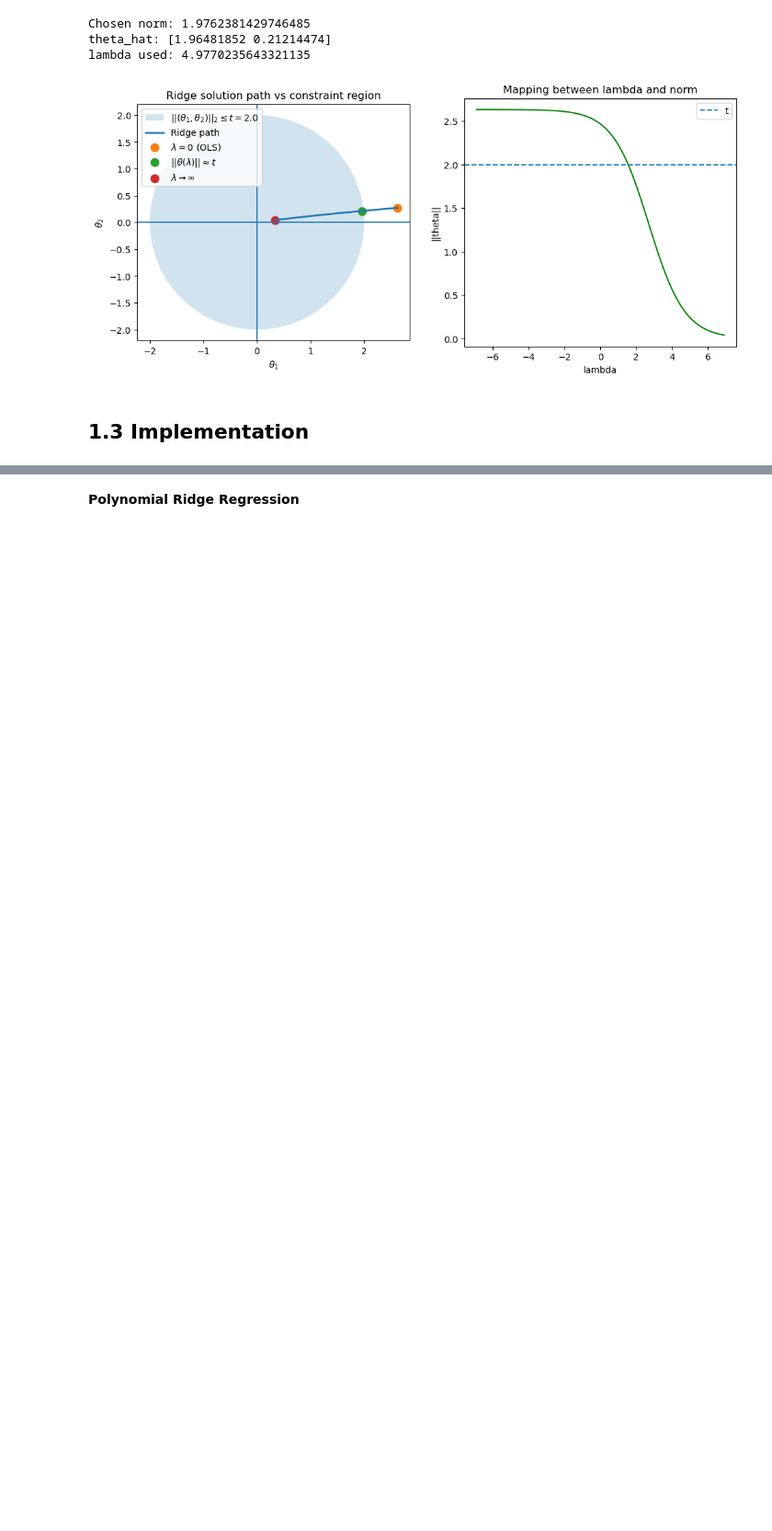
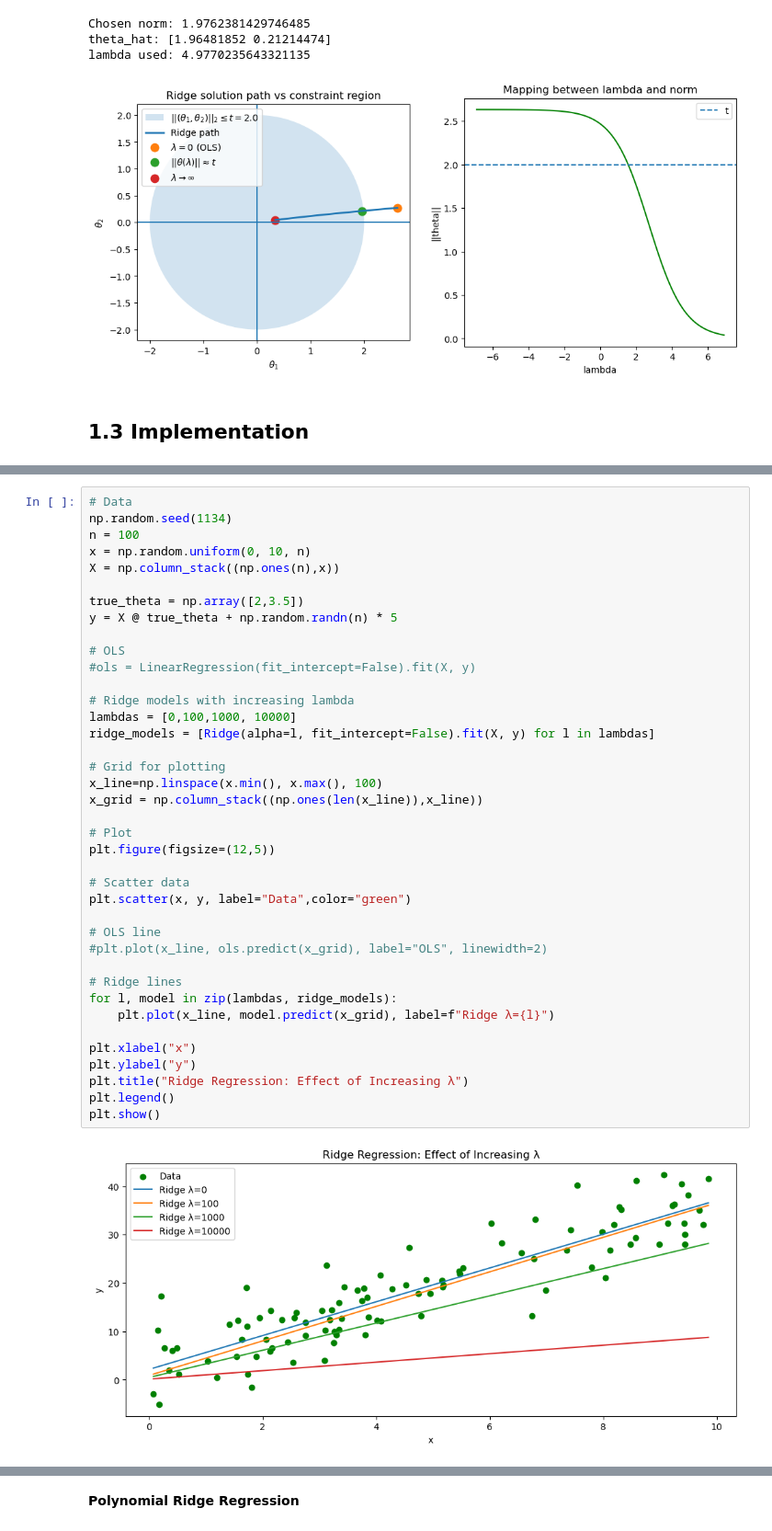
Before and after one commit to jci02/Machine-Learning-Theory, a Jupyter notebook: 1.Supervised Learning/1.Regression/4.Ridge,Lasso and Elastic Net Regression/Ridge,Lasso and Elastic Net.ipynb, the cells around one changed output, grey strips where cells are left out. Shown at 92% size. Saved outputs shown, nothing was run; the diff lists cells and outputs as text; blank space fills up the shorter version.

```diff
--- a/1.Supervised Learning/1.Regression/4.Ridge,Lasso and Elastic Net Regression/Ridge,Lasso and Elastic Net.ipynb
+++ b/1.Supervised Learning/1.Regression/4.Ridge,Lasso and Elastic Net Regression/Ridge,Lasso and Elastic Net.ipynb
@@ -1313,0 +1318,41 @@ lambda used: 4.9770235643321135
+# %%
+# Data
+np.random.seed(1134)
+n = 100
+x = np.random.uniform(0, 10, n)
+X = np.column_stack((np.ones(n),x))
+
+true_theta = np.array([2,3.5])
+y = X @ true_theta + np.random.randn(n) * 5
+
+# OLS
+#ols = LinearRegression(fit_intercept=False).fit(X, y)
+
+# Ridge models with increasing lambda
+lambdas = [0,100,1000, 10000]
+ridge_models = [Ridge(alpha=l, fit_intercept=False).fit(X, y) for l in lambdas]
+
+# Grid for plotting
+x_line=np.linspace(x.min(), x.max(), 100)
+x_grid = np.column_stack((np.ones(len(x_line)),x_line))
+
+# Plot
+plt.figure(figsize=(12,5))
+
+# Scatter data
+plt.scatter(x, y, label="Data",color="green")
+
+# OLS line
+#plt.plot(x_line, ols.predict(x_grid), label="OLS", linewidth=2)
+
+# Ridge lines
+for l, model in zip(lambdas, ridge_models):
+    plt.plot(x_line, model.predict(x_grid), label=f"Ridge λ={l}")
+
+plt.xlabel("x")
+plt.ylabel("y")
+plt.title("Ridge Regression: Effect of Increasing λ")
+plt.legend()
+plt.show()
+# %% [output]
+[figure, added]
```
Also changed, not shown: parts of 19 cells of this notebook.
